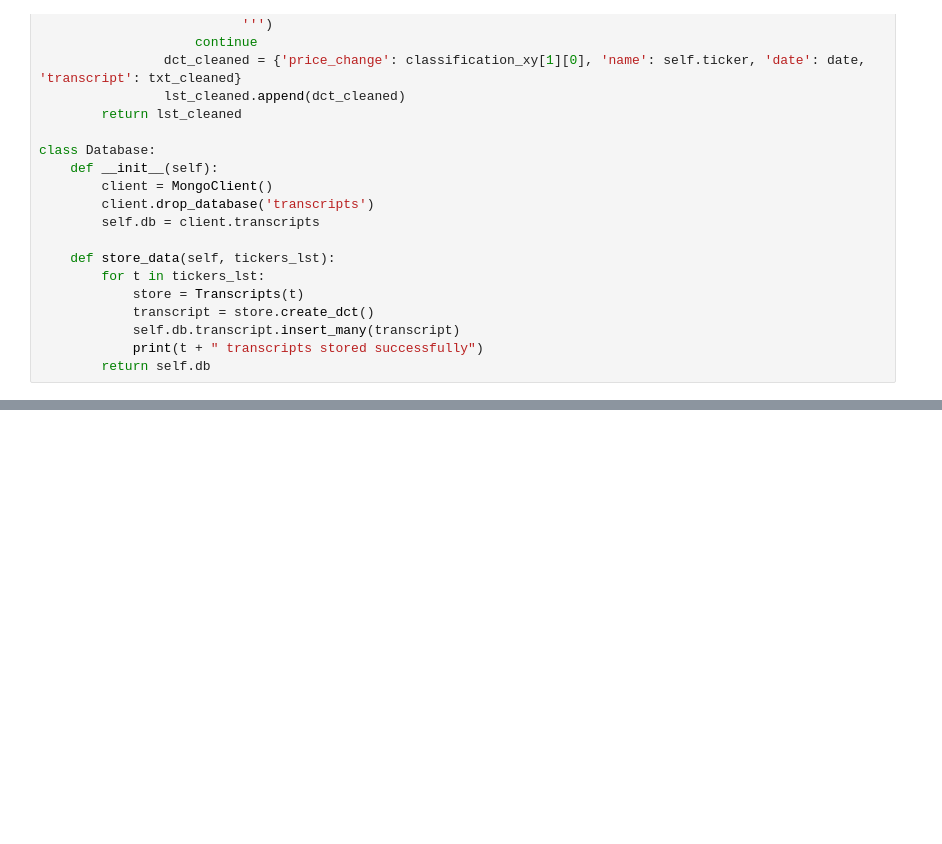
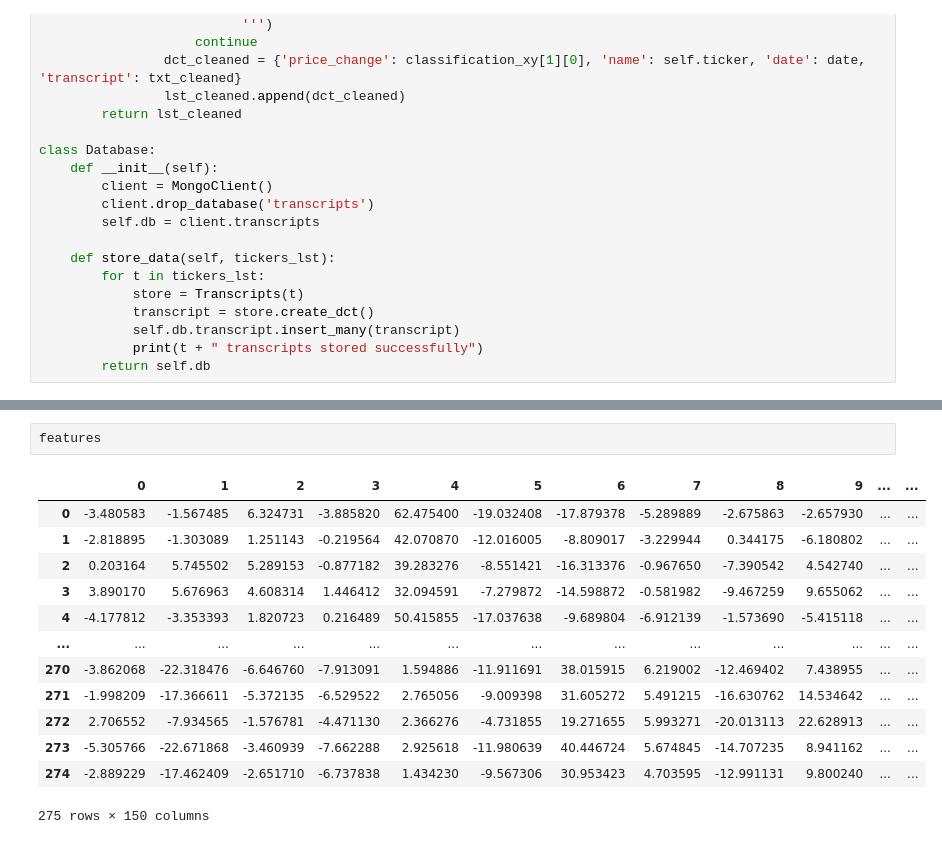
Before and after one commit to thexinyu/NLP-Stock-Price-Prediction-MATH4570, a Jupyter notebook: NLP_Techniques.ipynb, the cells around one changed output, grey strips where cells are left out. Cells and saved outputs as stored; diff of their text form; blank space fills up the shorter version.

```diff
--- a/NLP_Techniques.ipynb
+++ b/NLP_Techniques.ipynb
@@ -272,0 +288,16 @@ Prediction accuracy on the test data: 68.18%
+# %%
+features
+# %% [output]
+|  | 0 | 1 | 2 | 3 | 4 | 5 | 6 | 7 | 8 | 9 | ... | ... |
+| 0 | -3.480583 | -1.567485 | 6.324731 | -3.885820 | 62.475400 | -19.032408 | -17.879378 | -5.289889 | -2.675863 | -2.657930 | ... | ... |
+| 1 | -2.818895 | -1.303089 | 1.251143 | -0.219564 | 42.070870 | -12.016005 | -8.809017 | -3.229944 | 0.344175 | -6.180802 | ... | ... |
+| 2 | 0.203164 | 5.745502 | 5.289153 | -0.877182 | 39.283276 | -8.551421 | -16.313376 | -0.967650 | -7.390542 | 4.542740 | ... | ... |
+| 3 | 3.890170 | 5.676963 | 4.608314 | 1.446412 | 32.094591 | -7.279872 | -14.598872 | -0.581982 | -9.467259 | 9.655062 | ... | ... |
+| 4 | -4.177812 | -3.353393 | 1.820723 | 0.216489 | 50.415855 | -17.037638 | -9.689804 | -6.912139 | -1.573690 | -5.415118 | ... | ... |
+| ... | ... | ... | ... | ... | ... | ... | ... | ... | ... | ... | ... | ... |
+| 270 | -3.862068 | -22.318476 | -6.646760 | -7.913091 | 1.594886 | -11.911691 | 38.015915 | 6.219002 | -12.469402 | 7.438955 | ... | ... |
+| 271 | -1.998209 | -17.366611 | -5.372135 | -6.529522 | 2.765056 | -9.009398 | 31.605272 | 5.491215 | -16.630762 | 14.534642 | ... | ... |
+| 272 | 2.706552 | -7.934565 | -1.576781 | -4.471130 | 2.366276 | -4.731855 | 19.271655 | 5.993271 | -20.013113 | 22.628913 | ... | ... |
+| 273 | -5.305766 | -22.671868 | -3.460939 | -7.662288 | 2.925618 | -11.980639 | 40.446724 | 5.674845 | -14.707235 | 8.941162 | ... | ... |
+| 274 | -2.889229 | -17.462409 | -2.651710 | -6.737838 | 1.434230 | -9.567306 | 30.953423 | 4.703595 | -12.991131 | 9.800240 | ... | ... |
+275 rows × 150 columns
```
Also changed, not shown: parts of 5 cells of this notebook, 2 other files.
